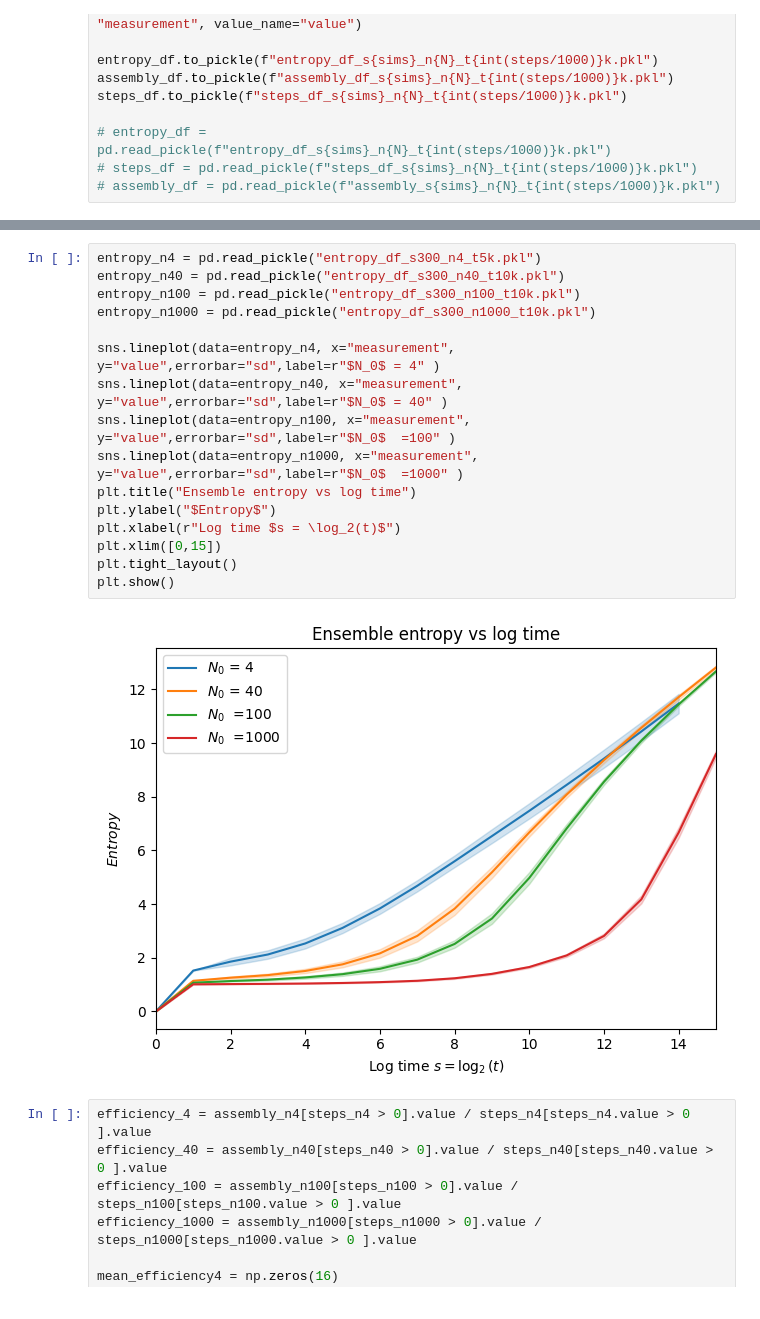
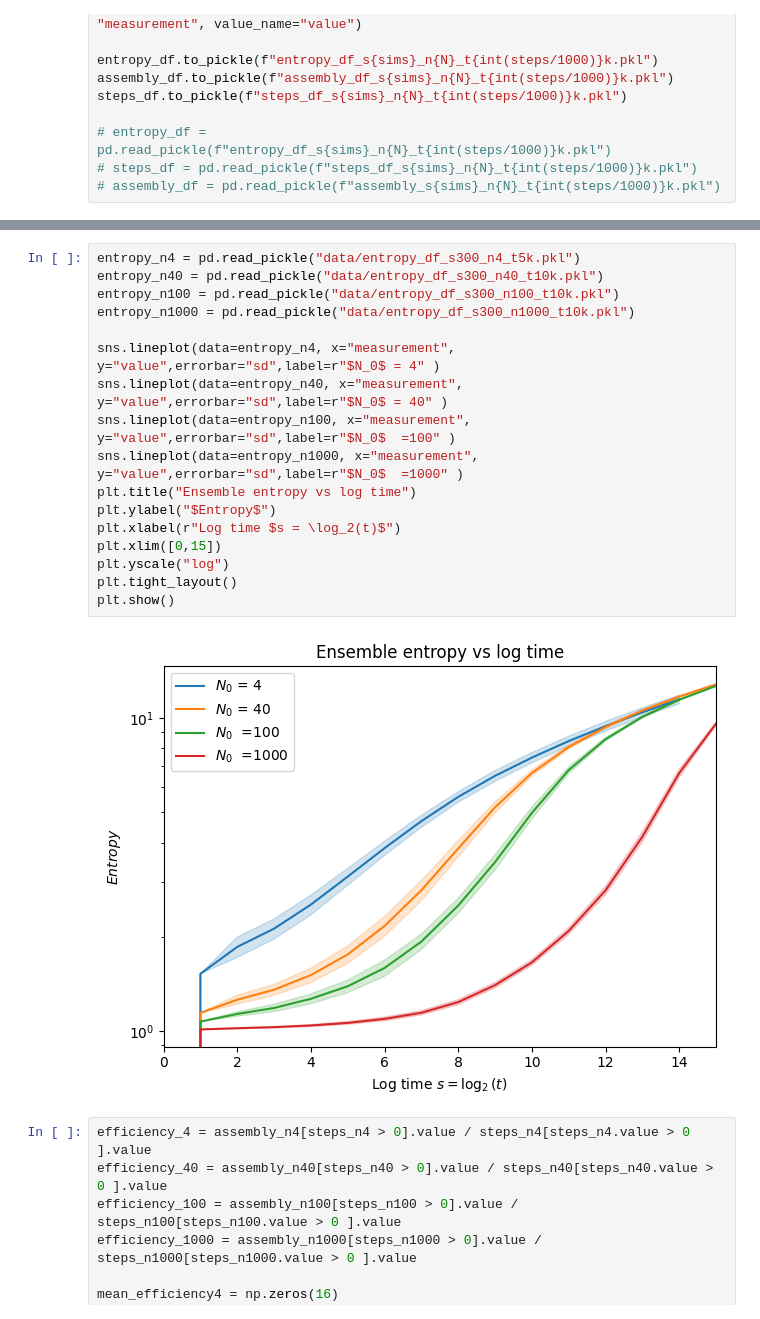
Before and after one commit to jiug/tfm, a Jupyter notebook: code/binary_strings.ipynb, the cells around one changed output, grey strips where cells are left out. Cells and saved outputs as stored; diff of their text form.

```diff
--- a/code/binary_strings.ipynb
+++ b/code/binary_strings.ipynb
@@ -143,23 +143,24 @@ plt.show()
 # %% [output]
 [figure]
 # %%
-entropy_n4 = pd.read_pickle("entropy_df_s300_n4_t5k.pkl")
-entropy_n40 = pd.read_pickle("entropy_df_s300_n40_t10k.pkl")
-entropy_n100 = pd.read_pickle("entropy_df_s300_n100_t10k.pkl")
-entropy_n1000 = pd.read_pickle("entropy_df_s300_n1000_t10k.pkl")
+entropy_n4 = pd.read_pickle("data/entropy_df_s300_n4_t5k.pkl")
+entropy_n40 = pd.read_pickle("data/entropy_df_s300_n40_t10k.pkl")
+entropy_n100 = pd.read_pickle("data/entropy_df_s300_n100_t10k.pkl")
+entropy_n1000 = pd.read_pickle("data/entropy_df_s300_n1000_t10k.pkl")
 
 sns.lineplot(data=entropy_n4, x="measurement", y="value",errorbar="sd",label=r"$N_0$ = 4" )
 sns.lineplot(data=entropy_n40, x="measurement", y="value",errorbar="sd",label=r"$N_0$ = 40" )
 sns.lineplot(data=entropy_n100, x="measurement", y="value",errorbar="sd",label=r"$N_0$  =100" )
 sns.lineplot(data=entropy_n1000, x="measurement", y="value",errorbar="sd",label=r"$N_0$  =1000" )
 plt.title("Ensemble entropy vs log time")
 plt.ylabel("$Entropy$")
 plt.xlabel(r"Log time $s = \log_2(t)$")
 plt.xlim([0,15])
+plt.yscale("log")
 plt.tight_layout()
 plt.show()
 # %% [output]
-[figure, old version]
+[figure, new version]
 # %%
 efficiency_4 = assembly_n4[steps_n4 > 0].value / steps_n4[steps_n4.value > 0 ].value
 efficiency_40 = assembly_n40[steps_n40 > 0].value / steps_n40[steps_n40.value > 0 ].value
```
Also changed, not shown: parts of 2 cells of this notebook, 4 other files.
